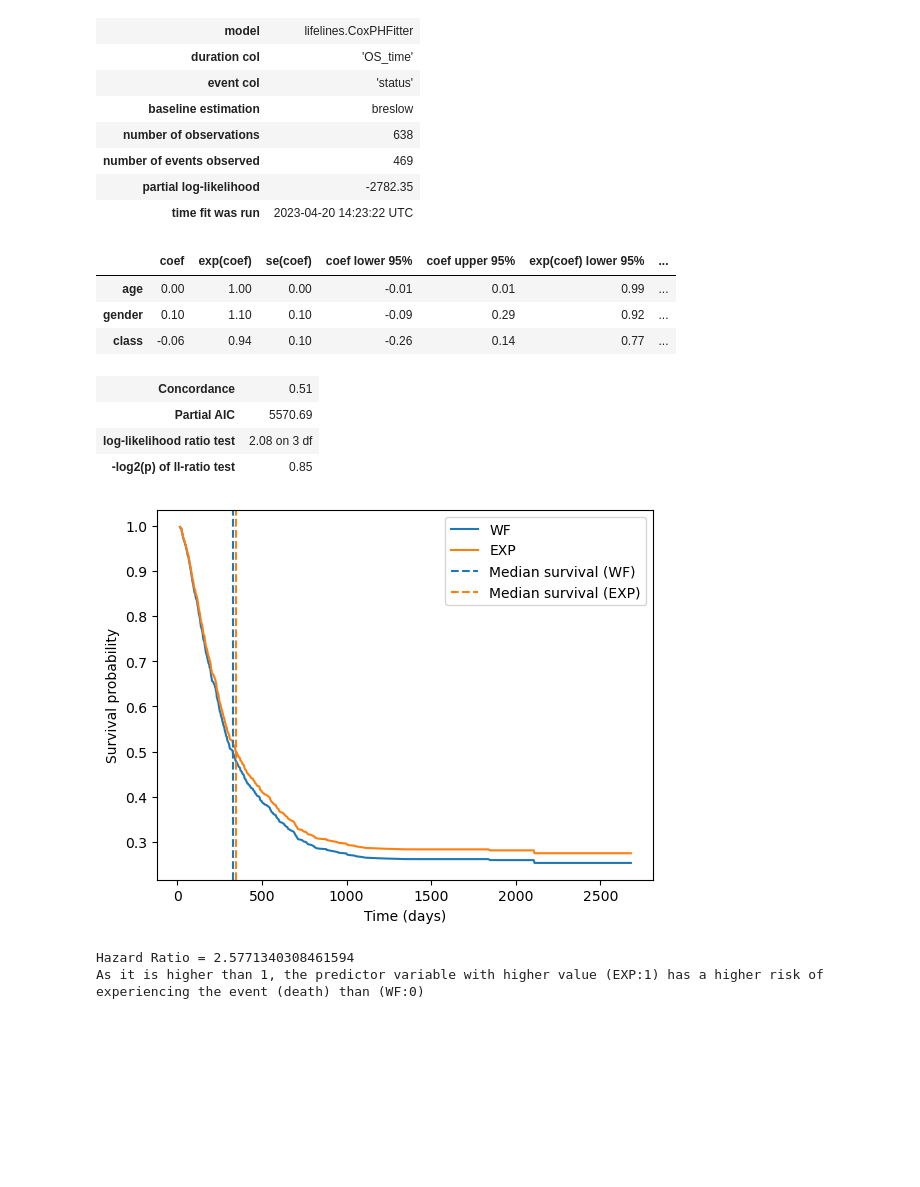
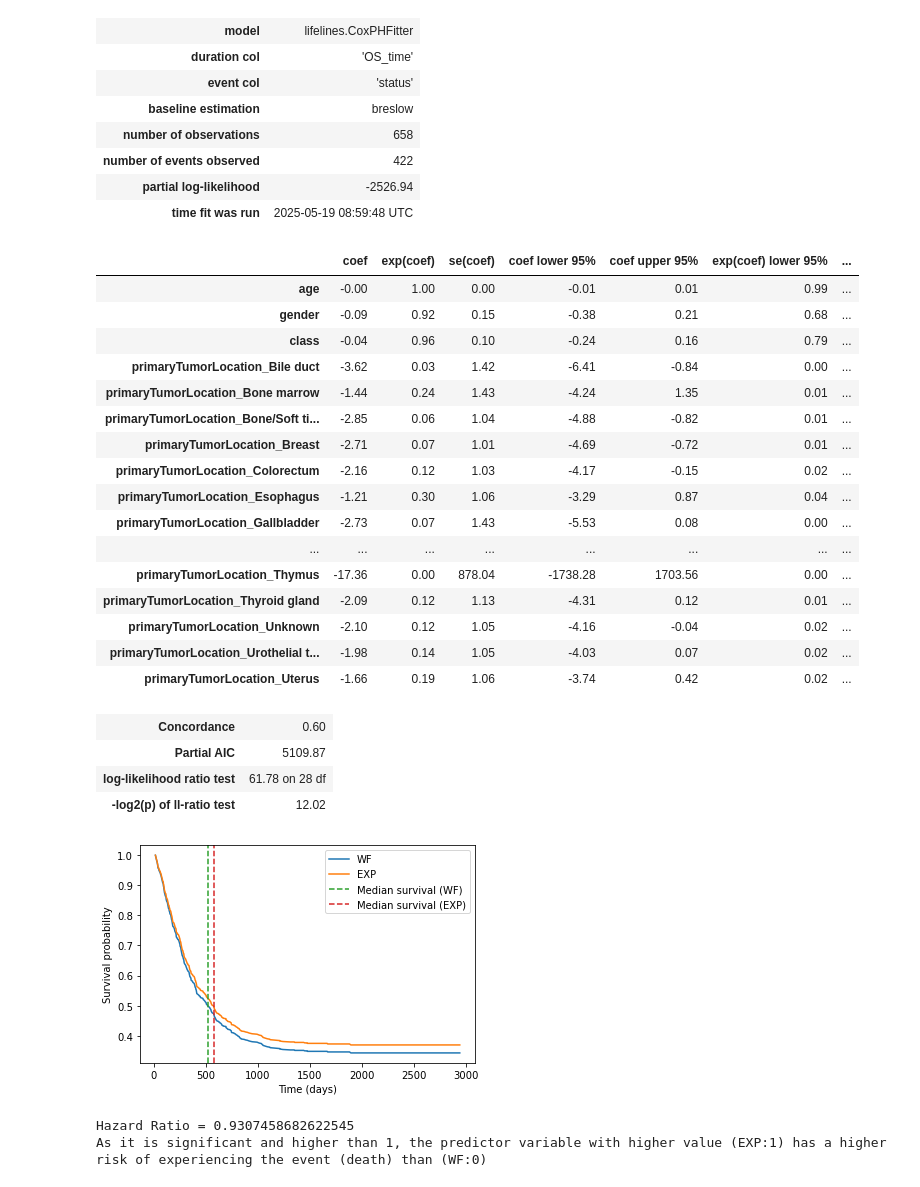
Before and after one commit to raulsanzr/TAFI, a Jupyter notebook: downstream/survival_analysis/survival_HMF.ipynb, the cells around one changed output. Cells and saved outputs as stored; diff of their text form; code cells hidden in the pictures; blank space fills up the shorter version.

```diff
--- a/downstream/survival_analysis/survival_HMF.ipynb
+++ b/downstream/survival_analysis/survival_HMF.ipynb
@@ -29,7 +29,7 @@ df_survival['biopsyDate'] = pd.to_datetime(df_survival['biopsyDate'])
 
 ## OS (Overall Survival): Death date - Biopsy date
 ### Dead donors
-df_survival['deathDate'] = pd.to_datetime(df_survival['deathDate'])
+df_survival['deathDate'] = pd.to_datetime(df_survival['deathDate'], errors='coerce')
 mask = df_survival['status']==1
 df_survival.loc[mask, 'OS_time'] = (df_survival['deathDate'] - df_survival['biopsyDate']).dt.days
 ### Alive donors
@@ -87,0 +83,7 @@ df.sort_values(by='pur_diff', ascending=False)[0:10]
+# %%
+df_out = pd.read_csv('../../results/all_HMF.csv', sep=",", header=0)
+# if score_WF < score_EXP, mode is WF otherwise EXP
+df_out['class'] = np.where(df_out['score_WF'] < df_out['score_EXP'], 'WF', 'EXP')
+df_out['sampleId'] = df_out['donor']
+df_class = df_out[['sampleId', 'class']]
+df_class
@@ -110,7 +126,7 @@ df['gender'] = df['gender'].replace(to_replace='male', value=1)
 # Filter by cancer type
 # df = df[df['primaryTumorLocation']=='Stomach']
 # print(pd.crosstab(index=df['class'], columns=df['type']))
-df = df[df['consolidatedTreatmentType']=='Immunotherapy']
+# df = df[df['consolidatedTreatmentType']=='Immunotherapy']
 
 df
 # %% [output]
@@ -130,7 +184,10 @@ df
 # %%
 # Survival analysis: all cancer types
 # Reduced data frame with the desired parameters
-cox_df = df[['age','gender','OS_time','status', 'class']]
+cox_df = df[['age','gender','OS_time','status', 'class', 'primaryTumorLocation']]
+
+cox_df = pd.get_dummies(cox_df, columns=['primaryTumorLocation'], drop_first=True)
+
 
 # Fitting the model and printing the results
 cph = CoxPHFitter()
@@ -141,39 +198,52 @@ cph.print_summary()
 | duration col | 'OS_time' |
 | event col | 'status' |
 | baseline estimation | breslow |
-| number of observations | 638 |
-| number of events observed | 469 |
-| partial log-likelihood | -2782.35 |
-| time fit was run | 2023-04-20 14:23:22 UTC |
+| number of observations | 658 |
+| number of events observed | 422 |
+| partial log-likelihood | -2526.94 |
+| time fit was run | 2025-05-19 08:59:48 UTC |
 |  | coef | exp(coef) | se(coef) | coef lower 95% | coef upper 95% | exp(coef) lower 95% | ... |
-| age | 0.00 | 1.00 | 0.00 | -0.01 | 0.01 | 0.99 | ... |
-| gender | 0.10 | 1.10 | 0.10 | -0.09 | 0.29 | 0.92 | ... |
-| class | -0.06 | 0.94 | 0.10 | -0.26 | 0.14 | 0.77 | ... |
+| age | -0.00 | 1.00 | 0.00 | -0.01 | 0.01 | 0.99 | ... |
+| gender | -0.09 | 0.92 | 0.15 | -0.38 | 0.21 | 0.68 | ... |
+| class | -0.04 | 0.96 | 0.10 | -0.24 | 0.16 | 0.79 | ... |
+| primaryTumorLocation_Bile duct | -3.62 | 0.03 | 1.42 | -6.41 | -0.84 | 0.00 | ... |
+| primaryTumorLocation_Bone marrow | -1.44 | 0.24 | 1.43 | -4.24 | 1.35 | 0.01 | ... |
+| primaryTumorLocation_Bone/Soft ti... | -2.85 | 0.06 | 1.04 | -4.88 | -0.82 | 0.01 | ... |
+| primaryTumorLocation_Breast | -2.71 | 0.07 | 1.01 | -4.69 | -0.72 | 0.01 | ... |
+| primaryTumorLocation_Colorectum | -2.16 | 0.12 | 1.03 | -4.17 | -0.15 | 0.02 | ... |
+| primaryTumorLocation_Esophagus | -1.21 | 0.30 | 1.06 | -3.29 | 0.87 | 0.04 | ... |
+| primaryTumorLocation_Gallbladder | -2.73 | 0.07 | 1.43 | -5.53 | 0.08 | 0.00 | ... |
+| ... | ... | ... | ... | ... | ... | ... | ... |
+| primaryTumorLocation_Thymus | -17.36 | 0.00 | 878.04 | -1738.28 | 1703.56 | 0.00 | ... |
+| primaryTumorLocation_Thyroid gland | -2.09 | 0.12 | 1.13 | -4.31 | 0.12 | 0.01 | ... |
+| primaryTumorLocation_Unknown | -2.10 | 0.12 | 1.05 | -4.16 | -0.04 | 0.02 | ... |
+| primaryTumorLocation_Urothelial t... | -1.98 | 0.14 | 1.05 | -4.03 | 0.07 | 0.02 | ... |
+| primaryTumorLocation_Uterus | -1.66 | 0.19 | 1.06 | -3.74 | 0.42 | 0.02 | ... |
-| Concordance | 0.51 |
-| Partial AIC | 5570.69 |
-| log-likelihood ratio test | 2.08 on 3 df |
-| -log2(p) of ll-ratio test | 0.85 |
+| Concordance | 0.60 |
+| Partial AIC | 5109.87 |
+| log-likelihood ratio test | 61.78 on 28 df |
+| -log2(p) of ll-ratio test | 12.02 |
 # %%
 # Plot survival probability
 class_wf = cph.predict_survival_function(df[df['class'] == 0]).mean(axis=1)
 class_exp = cph.predict_survival_function(df[df['class'] == 1]).mean(axis=1)
 
 # Plot survival probability
 plt.plot(class_wf.index, class_wf.values, label='WF')
 plt.plot(class_exp.index, class_exp.values, label='EXP')
-plt.axvline(median_survival_times(class_wf), linestyle='--', color='tab:blue', label='Median survival (WF)')
-plt.axvline(median_survival_times(class_exp), linestyle='--', color='tab:orange', label='Median survival (EXP)')
+plt.axvline(median_survival_times(class_wf), linestyle='--', color='tab:green', label='Median survival (WF)')
+plt.axvline(median_survival_times(class_exp), linestyle='--', color='tab:red', label='Median survival (EXP)')
 plt.xlabel('Time (days)')
 plt.ylabel('Survival probability')
 plt.legend()
 plt.show()
 # %% [output]
-[figure, old version]
+[figure, new version]
 # %%
 # Hazard ratio
 hr = cph.hazard_ratios_['class']
 print('Hazard Ratio =',hr)
 print('As it is significant and higher than 1, the predictor variable with higher value (EXP:1) has a higher risk of experiencing the event (death) than (WF:0)')
 # %% [output]
-Hazard Ratio = 2.5771340308461594
-As it is higher than 1, the predictor variable with higher value (EXP:1) has a higher risk of experiencing the event (death) than (WF:0)
+Hazard Ratio = 0.9307458682622545
+As it is significant and higher than 1, the predictor variable with higher value (EXP:1) has a higher risk of experiencing the event (death) than (WF:0)
```
Also changed, not shown: parts of 7 cells of this notebook, 7 other files.
